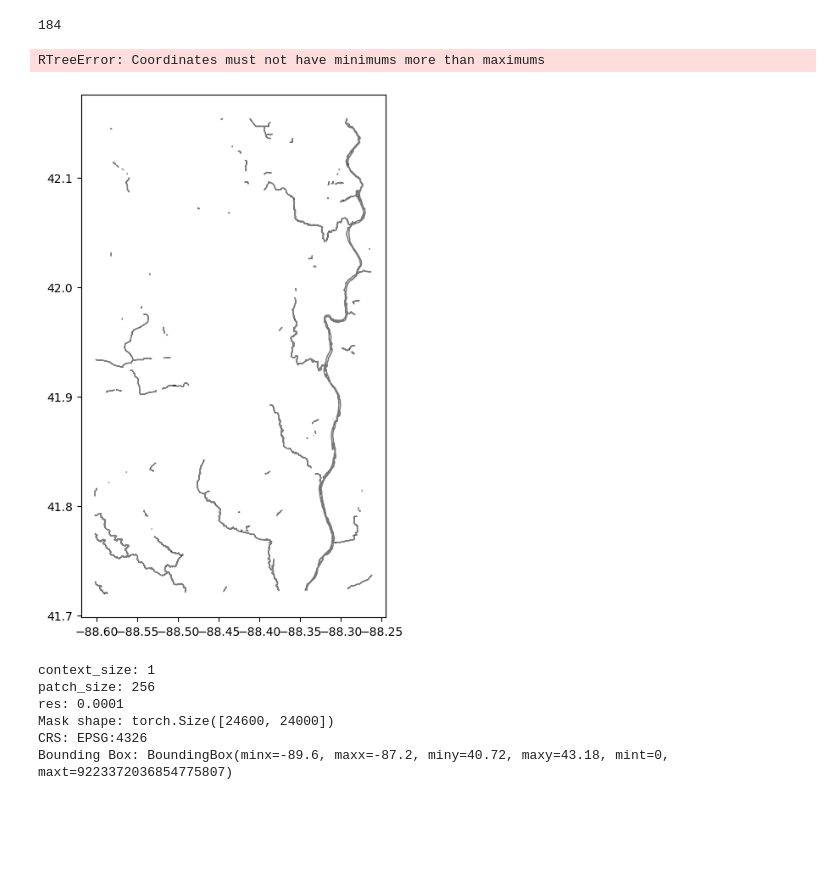
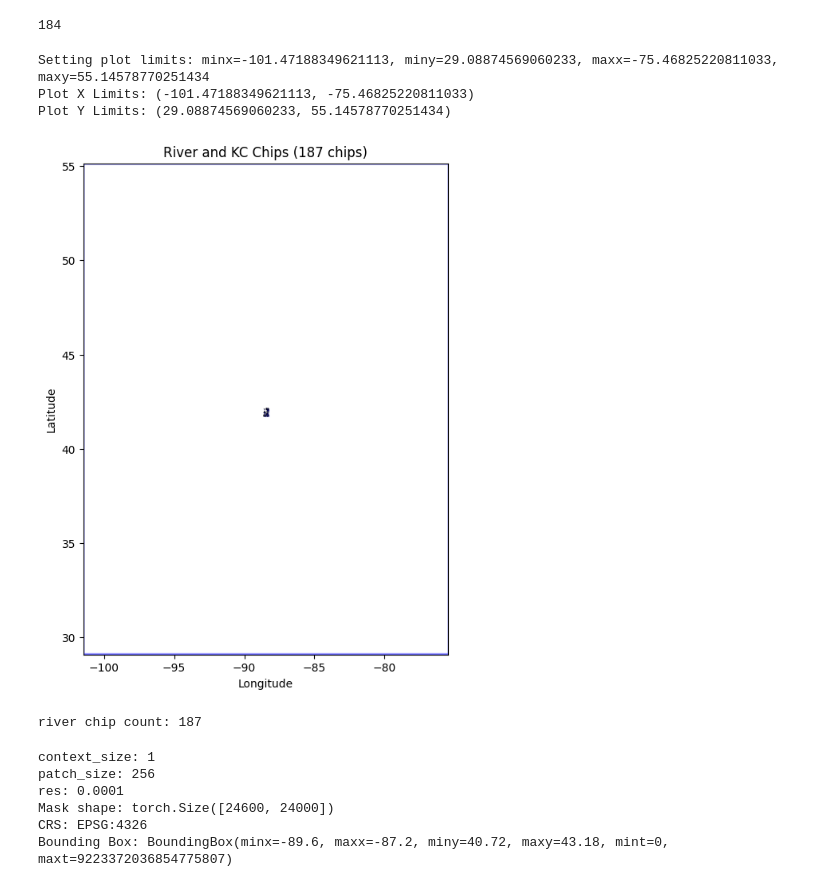
Before and after one commit to dsi-clinic/CMAP, a Jupyter notebook: data/river_explore.ipynb, the cells around one changed output. Drawn from its saved outputs; the diff is of its cells as text; code cells hidden in the pictures; blank space fills up the shorter version.

```diff
--- a/data/river_explore.ipynb
+++ b/data/river_explore.ipynb
@@ -35,9 +51,9 @@ rd_configs = (
 rd_path = "/net/projects/cmap/data/kane-county-data/Kane_Co_Open_Water_Layer.zip"
 
 # Create RiverDataset instance with both KC and river data
-river_dataset = RiverDataset(rd_path, rd_configs, kc=True)
+river_dataset = RiverDataset(rd_path, rd_configs, kc=True, overwrite_cache = False)
 
-# Access the combined dataset
+# Access the combined datasets
 print(river_dataset.gdf.head())
 # %% [output]
 Loading dataset from cache...
@@ -59,0 +82,11 @@ Loading dataset from cache...
+# %%
+from rtree import index
+
+counter = 0
+
+# Assuming 'rtree_index' is your Rtree index instance
+for item in river_dataset.index.intersection(river_dataset.index.bounds, objects=True):
+    print(f"ID: {item.id}, Bounds: {item.bbox}, row: {item.object}")
+    counter += 1
+
+print("count:", counter)
@@ -85,7 +136,7 @@ for item in river_dataset.index.intersection(river_dataset.index.bounds, objects
 
     # Assuming bbox contains extra data, extracting the expected (minx, maxx, miny, maxy) values
     # Accessing the coordinates according to your custom index structure
-    minx, maxx, miny, maxy = item.bbox[0], item.bbox[1], item.bbox[3], item.bbox[4]
+    minx, maxx, miny, maxy = item.bbox[0], item.bbox[1], item.bbox[2], item.bbox[3] #0134
     bbox = [minx, miny, maxx, maxy]
 
     # Ensure bbox has valid coordinates (minx, miny, maxx, maxy)
@@ -103,35 +154,38 @@ for item in river_dataset.index.intersection(river_dataset.index.bounds, objects
         x, y = chip.exterior.xy
 
         # Plot the bounding box
         ax.plot(x, y, 'b-', lw=1, alpha=0.1)  # Plot using the exterior coordinates
 
         # Increment the counter
         river_counter += 1
     else:
         print(f"Skipping item with invalid bbox: {bbox}")
 
 # Set plot limits based on the min/max of the bounding boxes
 print(f"Setting plot limits: minx={minx_plot}, miny={miny_plot}, maxx={maxx_plot}, maxy={maxy_plot}")
 ax.set_xlim(minx_plot, maxx_plot)
 ax.set_ylim(miny_plot, maxy_plot)
 
 # Double-check the limits to make sure they're correct:
 print(f"Plot X Limits: {ax.get_xlim()}")
 print(f"Plot Y Limits: {ax.get_ylim()}")
 
 # Add titles and labels
 ax.set_title(f"River and KC Chips ({river_counter} chips)")
 ax.set_xlabel("Longitude")
 ax.set_ylabel("Latitude")
 
 # Show the plot
 plt.show()
 
 # Print the total number of chips
 print("river chip count:", river_counter)
 # %% [output]
-RTreeError: Coordinates must not have minimums more than maximums
+Setting plot limits: minx=-101.47188349621113, miny=29.08874569060233, maxx=-75.46825220811033, maxy=55.14578770251434
+Plot X Limits: (-101.47188349621113, -75.46825220811033)
+Plot Y Limits: (29.08874569060233, 55.14578770251434)
-[figure, old version]
+[figure, new version]
+river chip count: 187
 # %%
 #import torch
 from torchgeo.datasets import BoundingBox
```
Also changed, not shown: parts of 6 cells of this notebook, 4 other files.
